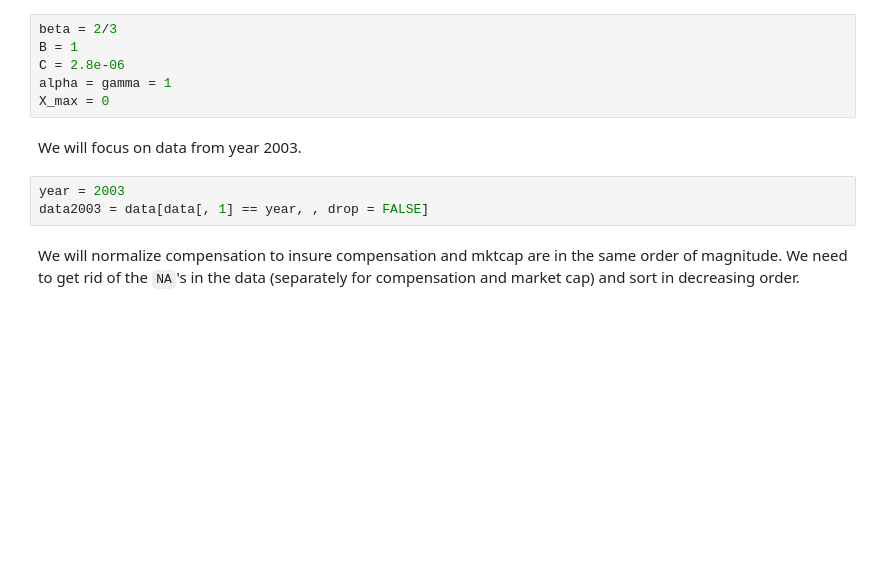
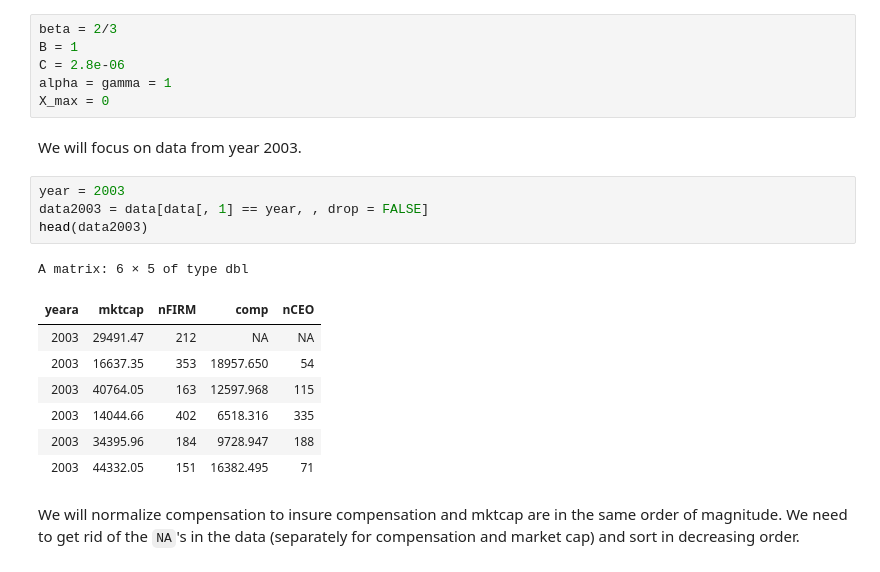
Before and after one commit to math-econ-code/mec_optim_2019-06, a Jupyter notebook: slides_ipynb_mec_optim/B05.ipynb, the cells around one changed output. Drawn from its saved outputs; the diff is of its cells as text; blank space fills up the shorter version.

```diff
--- a/slides_ipynb_mec_optim/B05.ipynb
+++ b/slides_ipynb_mec_optim/B05.ipynb
@@ -372,6 +372,16 @@ We will focus on data from year 2003.
 # %%
 year = 2003
 data2003 = data[data[, 1] == year, , drop = FALSE]
+head(data2003)
+# %% [output]
+A matrix: 6 × 5 of type dbl
+| yeara | mktcap | nFIRM | comp | nCEO |
+| 2003 | 29491.47 | 212 | NA | NA |
+| 2003 | 16637.35 | 353 | 18957.650 | 54 |
+| 2003 | 40764.05 | 163 | 12597.968 | 115 |
+| 2003 | 14044.66 | 402 | 6518.316 | 335 |
+| 2003 | 34395.96 | 184 | 9728.947 | 188 |
+| 2003 | 44332.05 | 151 | 16382.495 | 71 |
 # %% [markdown]
 We will normalize compensation to insure compensation and mktcap are in the same order of magnitude. We need to get rid of the `NA`'s in the data (separately for compensation and market cap) and sort in decreasing order.
 # %%
```
